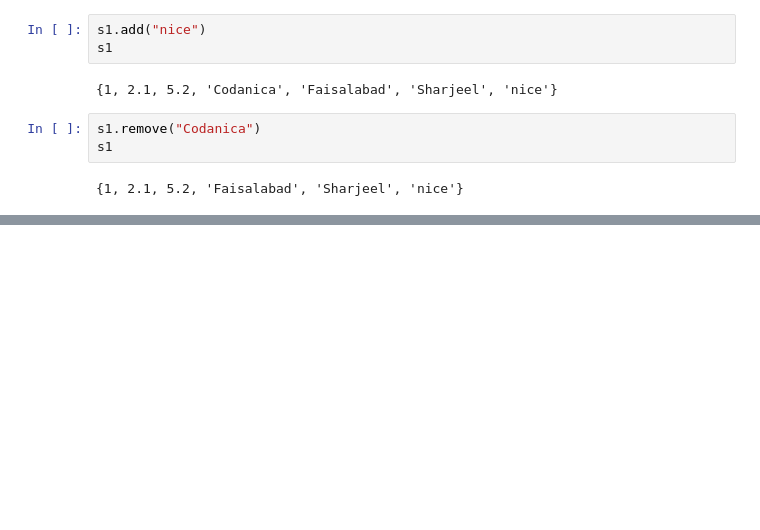
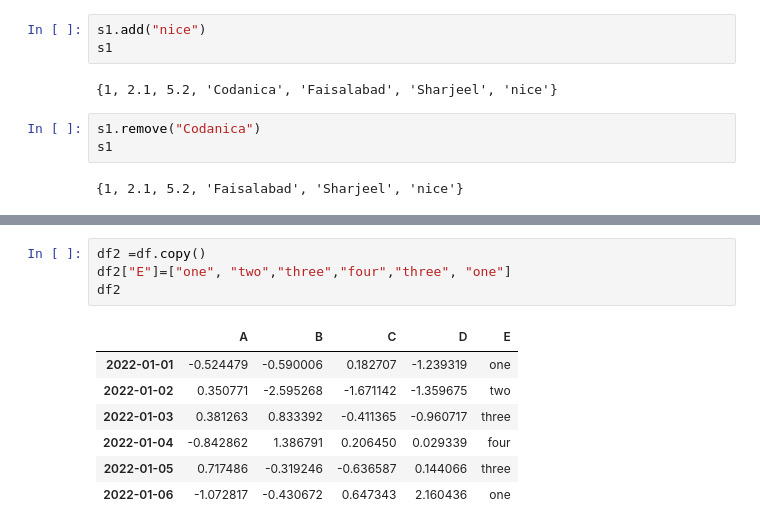
Before and after one commit to sharjeel28/Getting_started_with_python, a Jupyter notebook: Getting_started_with_Python.ipynb, the cells around one changed output, grey strips where cells are left out. Cells and saved outputs as stored; diff of their text form; blank space fills up the shorter version.

```diff
--- a/Getting_started_with_Python.ipynb
+++ b/Getting_started_with_Python.ipynb
@@ -582,0 +1113,12 @@ s1
+# %%
+df2 =df.copy()
+df2["E"]=["one", "two","three","four","three", "one"]
+df2
+# %% [output]
+|  | A | B | C | D | E |
+| 2022-01-01 | -0.524479 | -0.590006 | 0.182707 | -1.239319 | one |
+| 2022-01-02 | 0.350771 | -2.595268 | -1.671142 | -1.359675 | two |
+| 2022-01-03 | 0.381263 | 0.833392 | -0.411365 | -0.960717 | three |
+| 2022-01-04 | -0.842862 | 1.386791 | 0.206450 | 0.029339 | four |
+| 2022-01-05 | 0.717486 | -0.319246 | -0.636587 | 0.144066 | three |
+| 2022-01-06 | -1.072817 | -0.430672 | 0.647343 | 2.160436 | one |
```
Also changed, not shown: parts of 82 cells of this notebook.
